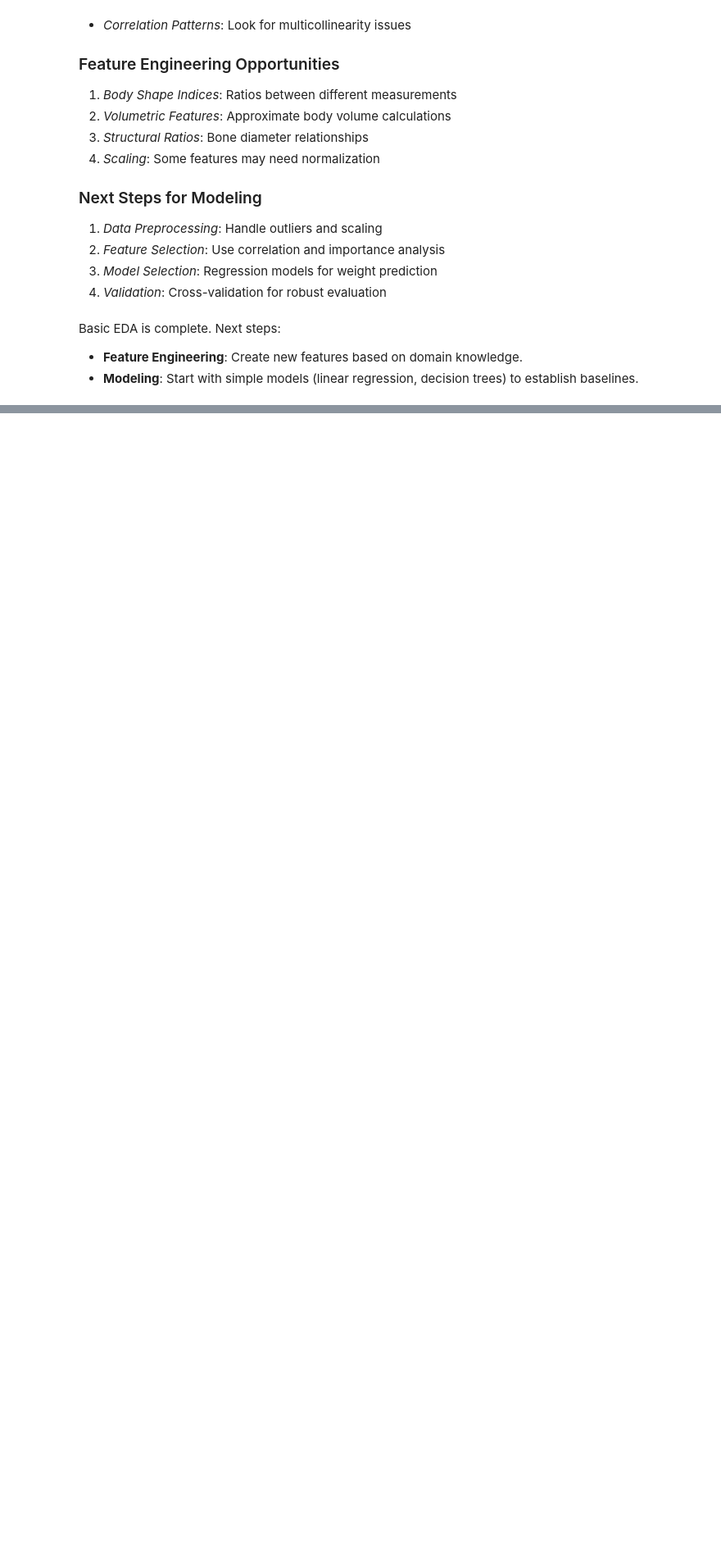
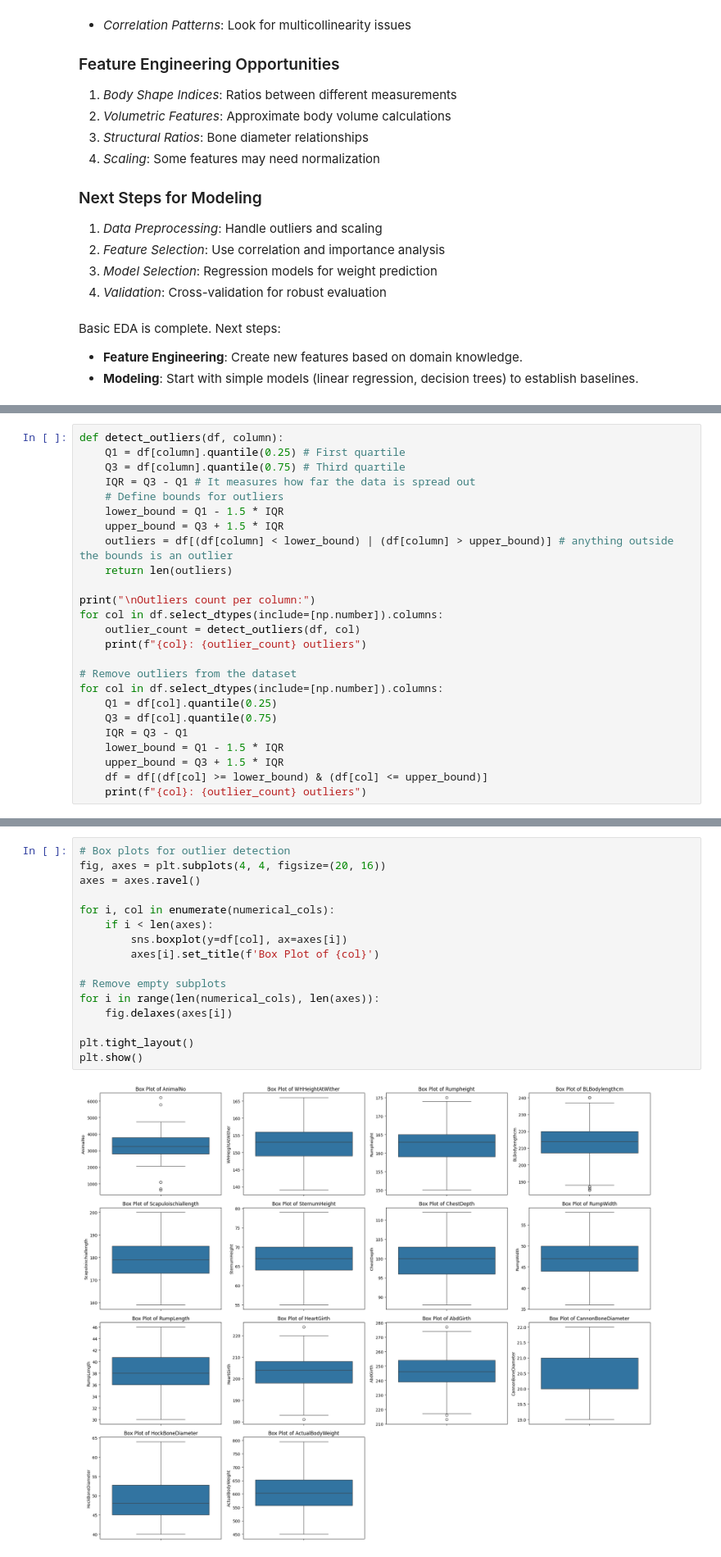
Before and after one commit to shahbhavya7/cattle_model, a Jupyter notebook: experiments.ipynb, the cells around one changed output, grey strips where cells are left out. Shown at 82% size. Drawn from its saved outputs; the diff is of its cells as text; blank space fills up the shorter version.

Commit message:
Data cleaning done + model testing starts

```diff
--- a/experiments.ipynb
+++ b/experiments.ipynb
@@ -366,0 +371,25 @@ Basic EDA is complete. Next steps:
+# %%
+def detect_outliers(df, column):
+    Q1 = df[column].quantile(0.25) # First quartile
+    Q3 = df[column].quantile(0.75) # Third quartile
+    IQR = Q3 - Q1 # It measures how far the data is spread out
+    # Define bounds for outliers
+    lower_bound = Q1 - 1.5 * IQR
+    upper_bound = Q3 + 1.5 * IQR
+    outliers = df[(df[column] < lower_bound) | (df[column] > upper_bound)] # anything outside the bounds is an outlier
+    return len(outliers)
+
+print("\nOutliers count per column:")
+for col in df.select_dtypes(include=[np.number]).columns:
+    outlier_count = detect_outliers(df, col)
+    print(f"{col}: {outlier_count} outliers")
+
+# Remove outliers from the dataset
+for col in df.select_dtypes(include=[np.number]).columns:
+    Q1 = df[col].quantile(0.25)
+    Q3 = df[col].quantile(0.75)
+    IQR = Q3 - Q1
+    lower_bound = Q1 - 1.5 * IQR
+    upper_bound = Q3 + 1.5 * IQR
+    df = df[(df[col] >= lower_bound) & (df[col] <= upper_bound)]
+    print(f"{col}: {outlier_count} outliers")
@@ -366,0 +414,18 @@ Basic EDA is complete. Next steps:
+# %%
+# Box plots for outlier detection
+fig, axes = plt.subplots(4, 4, figsize=(20, 16))
+axes = axes.ravel()
+
+for i, col in enumerate(numerical_cols):
+    if i < len(axes):
+        sns.boxplot(y=df[col], ax=axes[i])
+        axes[i].set_title(f'Box Plot of {col}')
+
+# Remove empty subplots
+for i in range(len(numerical_cols), len(axes)):
+    fig.delaxes(axes[i])
+
+plt.tight_layout()
+plt.show()
+# %% [output]
+[figure, added]
```
Also changed, not shown: parts of 17 cells of this notebook.
